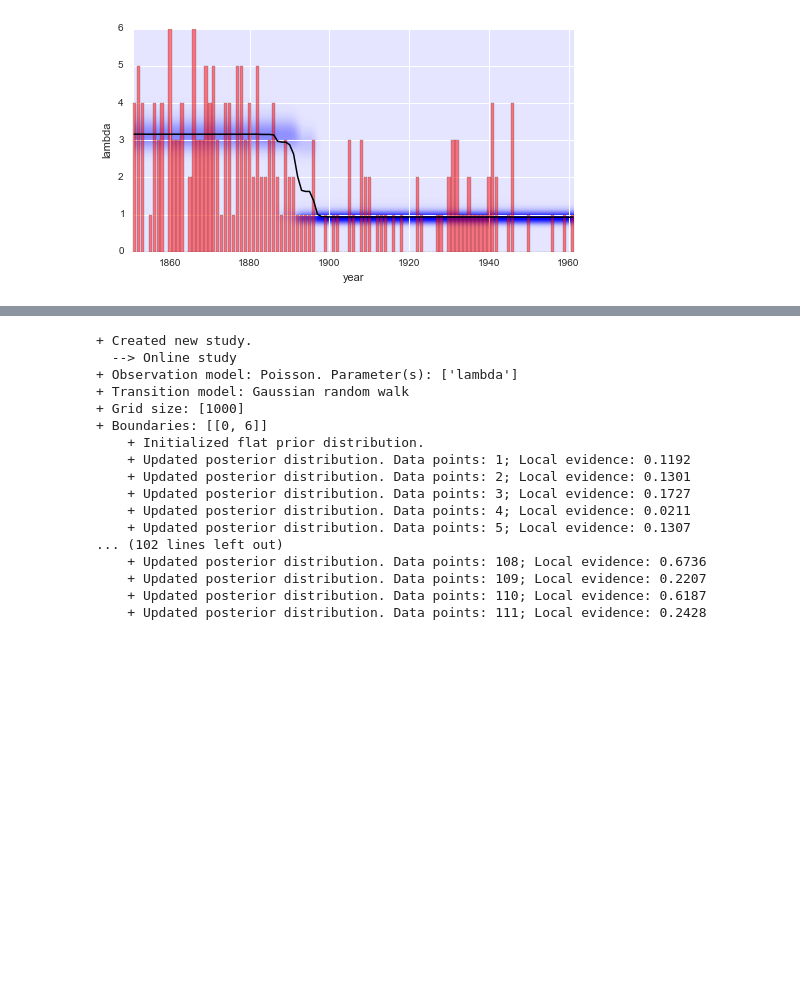
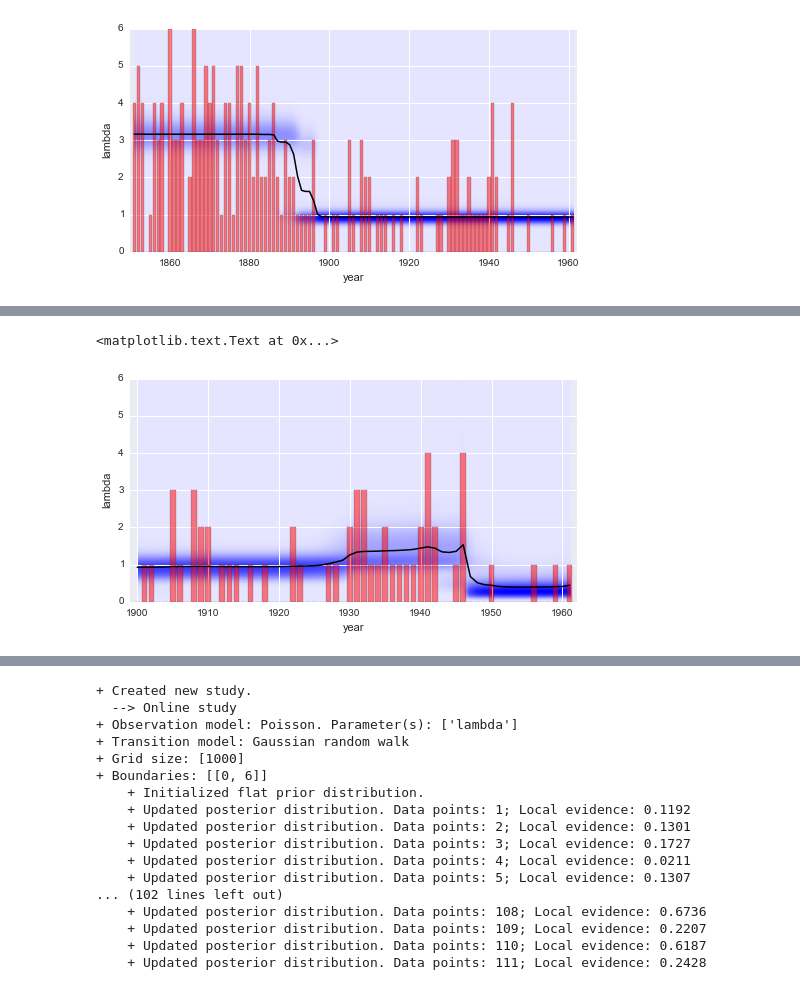
Before and after one commit to christophmark/bayesloop, a Jupyter notebook: docs/bayesloop_tutorial.ipynb, the cells around one changed output, grey strips where cells are left out. Cells and saved outputs as stored; diff of their text form; code cells hidden in the pictures; blank space fills up the shorter version.

```diff
--- a/docs/bayesloop_tutorial.ipynb
+++ b/docs/bayesloop_tutorial.ipynb
@@ -610 +653,10 @@ plt.xlabel('year')
+# %%
+plt.figure(figsize=(8, 4))
+plt.bar(range(1900, 1962), CPS.rawData, align='center', facecolor='r', alpha=.5)
+CPS.plotParameterEvolution(param='lambda', xLower=1900, xUpper=1962)
+plt.xlim([1899, 1962])
+plt.xlabel('year')
+# %% [output]
+<matplotlib.text.Text at 0x...>
+[figure, added]
 # %% [markdown]
```
Also changed, not shown: parts of 33 cells of this notebook.
